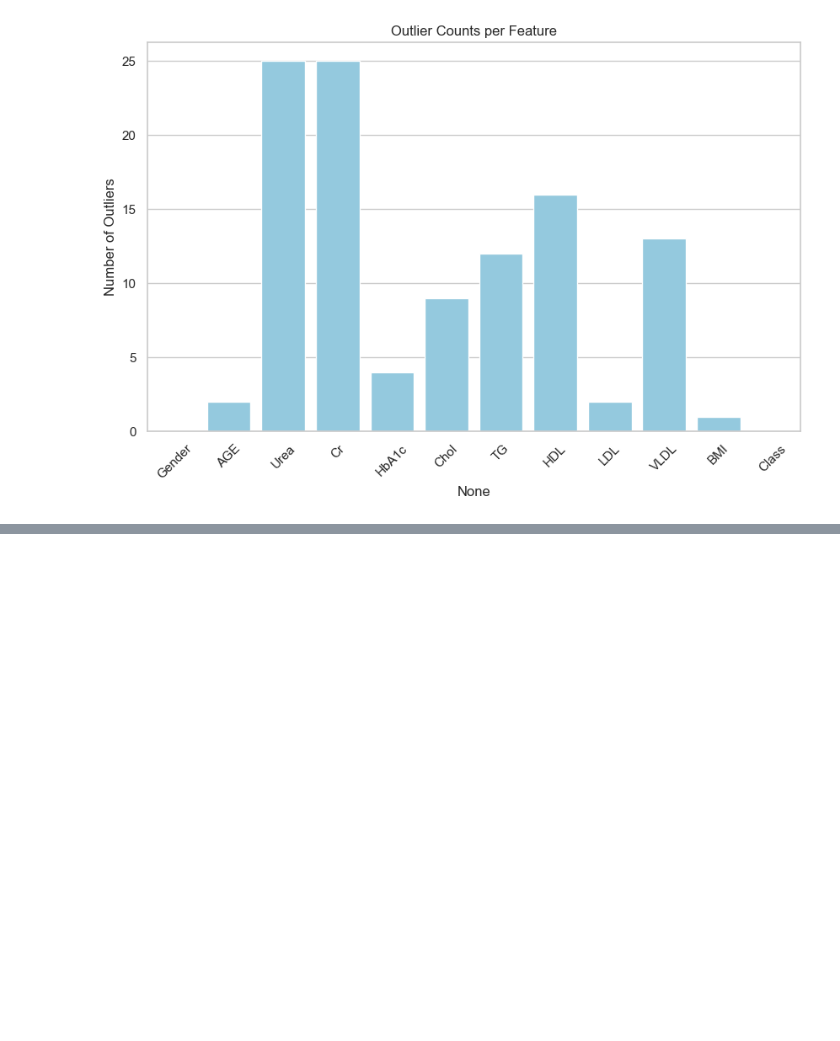
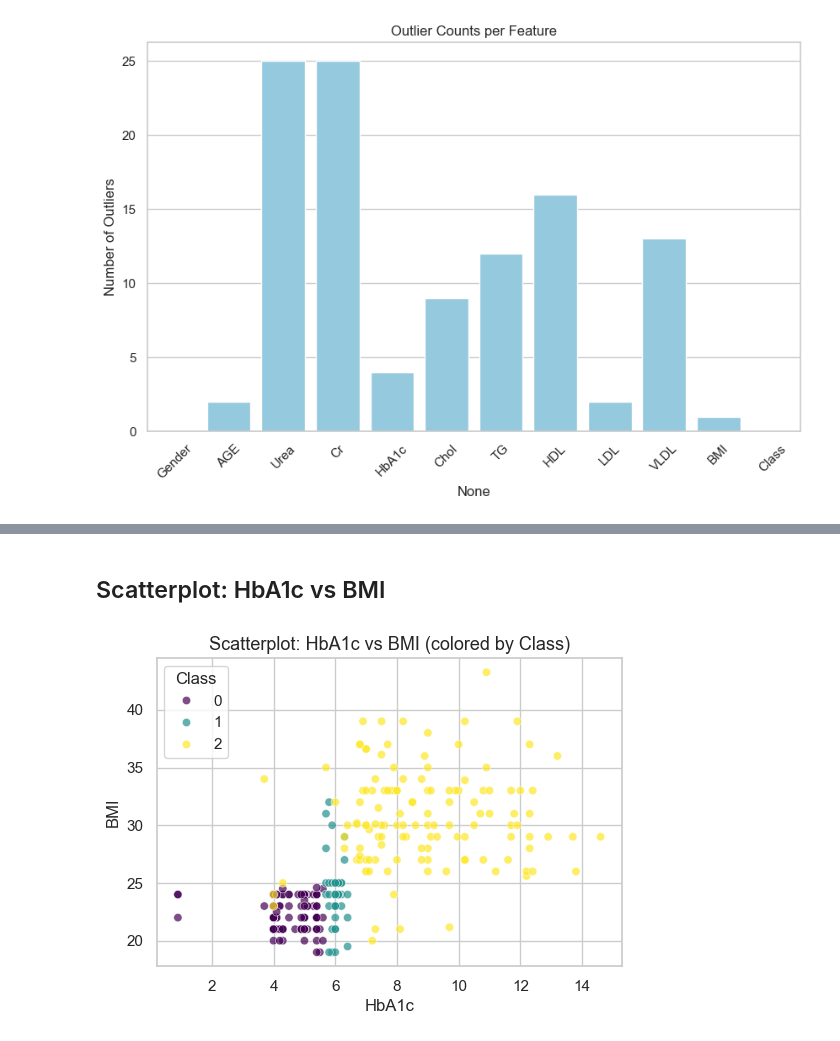
Before and after one commit to Sambridhiiii/Multiclass-Diabetes-Analysis, a Jupyter notebook: main.ipynb, the cells around one changed output, grey strips where cells are left out. Drawn from its saved outputs; the diff is of its cells as text; code cells hidden in the pictures; blank space fills up the shorter version.

```diff
--- a/main.ipynb
+++ b/main.ipynb
@@ -502,0 +401,23 @@ weighted avg       0.98      0.98      0.98        53
+# %% [markdown]
+## Scatterplot: HbA1c vs BMI
+# %%
+# Import libraries
+import pandas as pd
+import seaborn as sns
+import matplotlib.pyplot as plt
+
+# Select numeric columns for correlation
+corr_vars = ['HbA1c', 'BMI', 'AGE', 'TG', 'Chol',
+             'Urea', 'Cr', 'VLDL', 'LDL', 'HDL']
+
+# -------------------------
+#  Scatterplot Example
+# -------------------------
+plt.figure(figsize=(6, 4))
+sns.scatterplot(x="HbA1c", y="BMI", data=df, hue="Class", palette="viridis", alpha=0.7)
+plt.title("Scatterplot: HbA1c vs BMI (colored by Class)", fontsize=13)
+plt.xlabel("HbA1c")
+plt.ylabel("BMI")
+plt.show()
+# %% [output]
+[figure, added]
```
Also changed, not shown: parts of 36 cells of this notebook.
